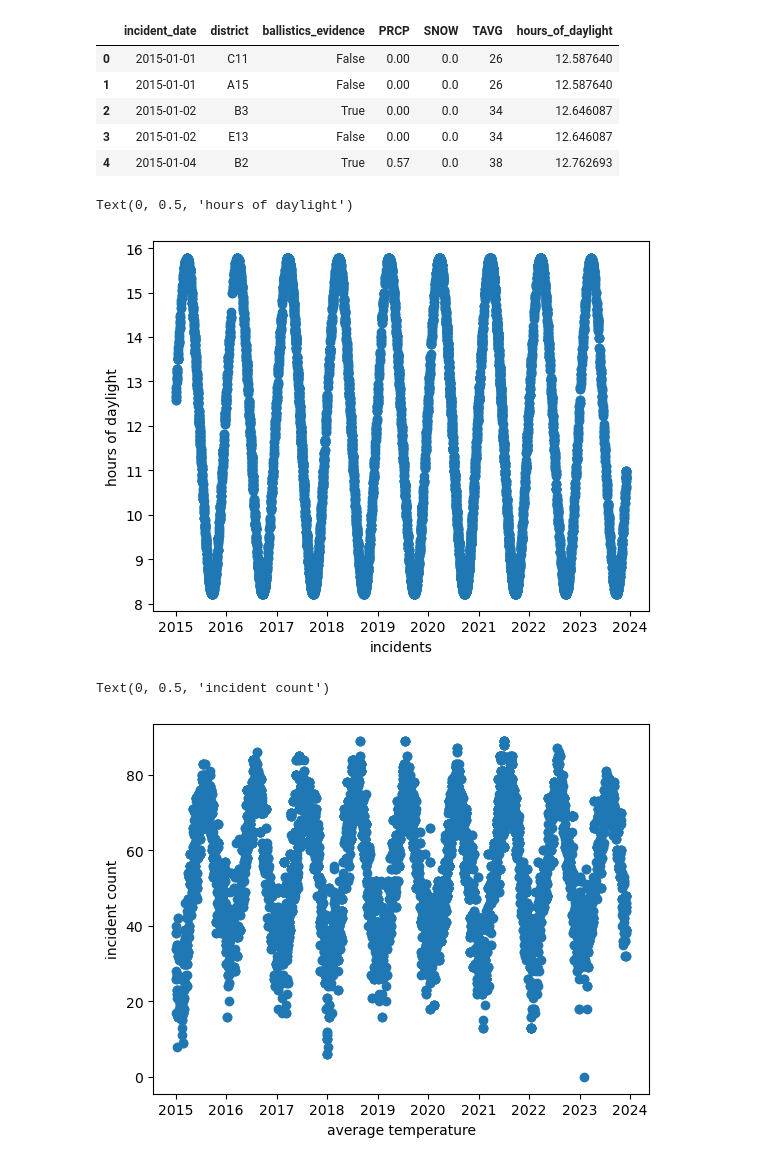
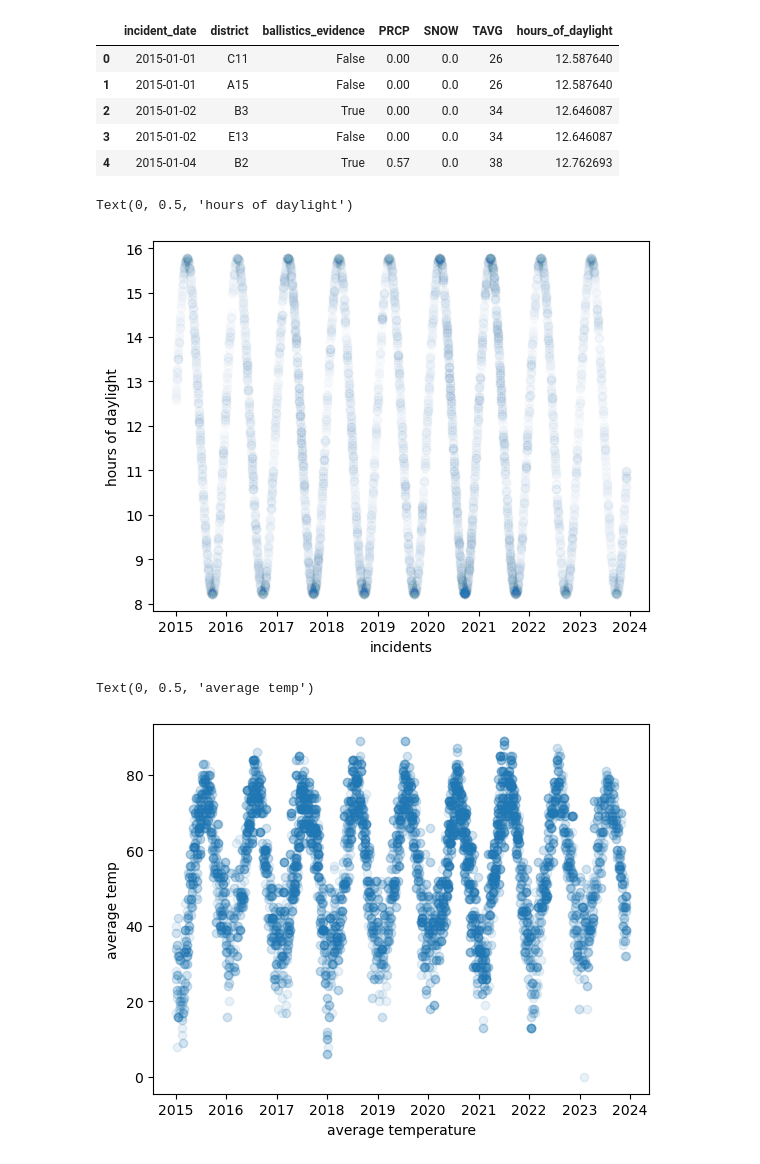
Before and after one commit to kammelCase/ShotsFiredBoston, a Jupyter notebook: ShotsFired_EDA_indi_samples.ipynb, the cells around one changed output. Drawn from its saved outputs; the diff is of its cells as text; code cells hidden in the pictures.

```diff
--- a/ShotsFired_EDA_indi_samples.ipynb
+++ b/ShotsFired_EDA_indi_samples.ipynb
@@ -132,24 +132,26 @@ shots_daily.head()
 | 3 | 2015-01-02 | E13 | False | 0.00 | 0.0 | 34 | 12.646087 |
 | 4 | 2015-01-04 | B2 | True | 0.57 | 0.0 | 38 | 12.762693 |
 # %%
-plt.scatter(shots_daily['incident_date'], shots_daily['hours_of_daylight'])
+shots_2022_2023 = shots_daily[(shots_daily['incident_date'].dt.year == 2022) | (shots_daily['incident_date'].dt.year == 2023)]
+
+plt.scatter(shots_daily['incident_date'], shots_daily['hours_of_daylight'], alpha=0.01)
 plt.xlabel('incidents')
 plt.ylabel('hours of daylight')
 
 # very interesting. on first glance, the hours of daylight doesn't seem to
 # have much of a correlation with the incident count
 # this sort of makes sense, as you may imagine that illegal activity might occur
 # more often at night, when there is less daylight
 # %% [output]
 Text(0, 0.5, 'hours of daylight')
-[figure, old version]
+[figure, new version]
 # %%
-plt.scatter(shots_daily['incident_date'], shots_daily['TAVG'])
+plt.scatter(shots_daily['incident_date'], shots_daily['TAVG'], alpha=0.1)
 plt.xlabel('average temperature')
 plt.ylabel('average temp')
 
 # the average temperature seems to have a stronger correlation with the incident count
 # %% [output]
-Text(0, 0.5, 'incident count')
+Text(0, 0.5, 'average temp')
-[figure, old version]
+[figure, new version]
 # %%
```
Also changed, not shown: parts of 4 cells of this notebook, 5 other files.
